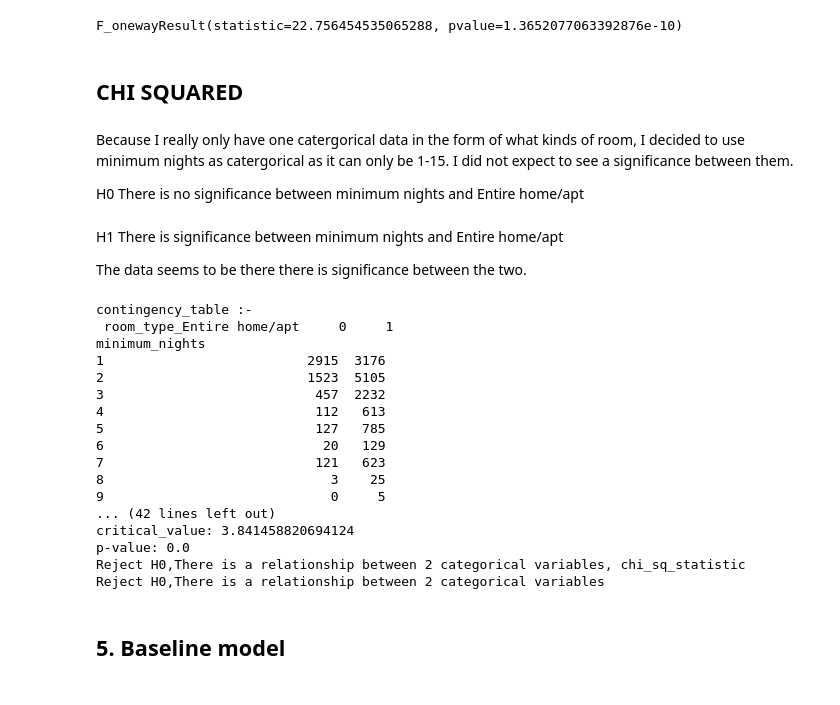
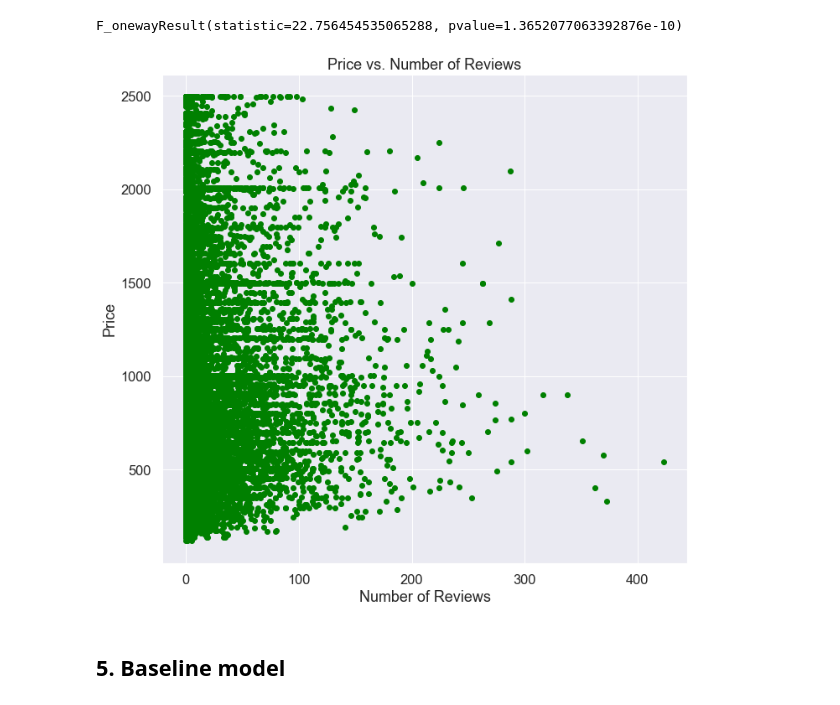
Before and after one commit to dolcikey/Cape_Town_AirBNB, a Jupyter notebook: Final_Cape_Town_AirBNB.ipynb, the cells around one changed output. Saved outputs shown, nothing was run; the diff lists cells and outputs as text; code cells hidden in the pictures.

```diff
--- a/Final_Cape_Town_AirBNB.ipynb
+++ b/Final_Cape_Town_AirBNB.ipynb
@@ -402,75 +410,13 @@ reviews = stats.f_oneway(x, y, z)
 reviews
 # %% [output]
 F_onewayResult(statistic=22.756454535065288, pvalue=1.3652077063392876e-10)
-# %% [markdown]
-## CHI SQUARED
-# %% [markdown]
-Because I really only have one catergorical data in the form of what kinds of room, I decided to use minimum nights as catergorical as it can only be 1-15.
-I did not expect to see a significance between them.
-
-H0 There is no significance between minimum nights and Entire home/apt
-# %% [markdown]
-H1 There is significance between minimum nights and Entire home/apt
-
-The data seems to be there there is significance between the two.
-# %%
-
-contingency_table=pd.crosstab(listing_df["minimum_nights"],listing_df["room_type_Entire home/apt"])
-print('contingency_table :-\n',contingency_table)
-
-#Observed Values
-Observed_Values = contingency_table.values
-print("Observed Values :-\n",Observed_Values)
-b=stats.chi2_contingency(contingency_table)
-Expected_Values = b[3]
-print("Expected Values :-\n",Expected_Values)
-no_of_rows=len(contingency_table.iloc[0:2,0])
-no_of_columns=len(contingency_table.iloc[0,0:2])
-ddof=(no_of_rows-1)*(no_of_columns-1)
-print("Degree of Freedom:-",ddof)
-alpha = 0.05
-from scipy.stats import chi2
-chi_square=sum([(o-e)**2./e for o,e in zip(Observed_Values,Expected_Values)])
-chi_square_statistic=chi_square[0]+chi_square[1]
-print("chi-square statistic:-",chi_square_statistic)
-critical_value=chi2.ppf(q=1-alpha,df=ddof)
-print('critical_value:',critical_value)
-
-#p-value
-p_value=1-chi2.cdf(x=chi_square_statistic,df=ddof)
-print('p-value:',p_value)
-print('Significance level: ',alpha)
-print('Degree of Freedom: ',ddof)
-print('chi-square statistic:',chi_square_statistic)
-print('critical_value:',critical_value)
-print('p-value:',p_value)
-if chi_square_statistic>=critical_value:
-    print("Reject H0,There is a relationship between 2 categorical variables, chi_sq_statistic")
-else:
-    print("Retain H0,There is no relationship between 2 categorical variables")
-
-if p_value<=alpha:
-    print("Reject H0,There is a relationship between 2 categorical variables")
-else:
-    print("Retain H0,There is no relationship between 2 categorical variables, p_value")
-# %% [output]
-contingency_table :-
- room_type_Entire home/apt     0     1
-minimum_nights
-1                          2915  3176
-2                          1523  5105
-3                           457  2232
-4                           112   613
-5                           127   785
-6                            20   129
-7                           121   623
-8                             3    25
-9                             0     5
-... (42 lines left out)
-critical_value: 3.841458820694124
-p-value: 0.0
-Reject H0,There is a relationship between 2 categorical variables, chi_sq_statistic
-Reject H0,There is a relationship between 2 categorical variables
+# %%
+plt.scatter(listing_df['number_of_reviews'], listing_df['price_usd'], color = 'green')
+plt.xlabel('Number of Reviews')
+plt.ylabel('Price')
+plt.title('Price vs. Number of Reviews');
+# %% [output]
+[figure, added]
 # %% [markdown]
 ## 5. Baseline model
 # %%
```
Also changed, not shown: parts of 13 cells of this notebook.
